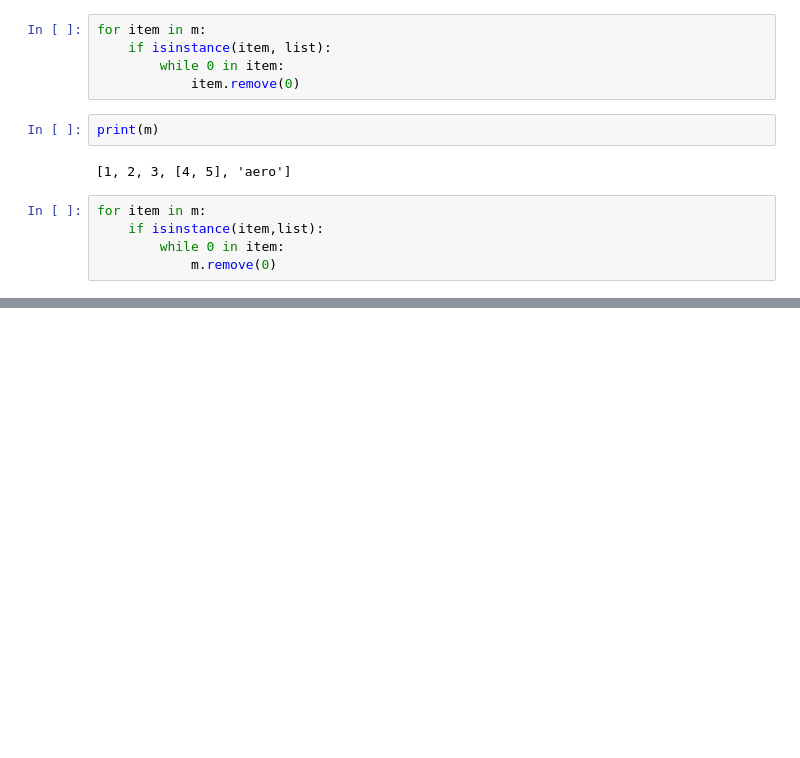
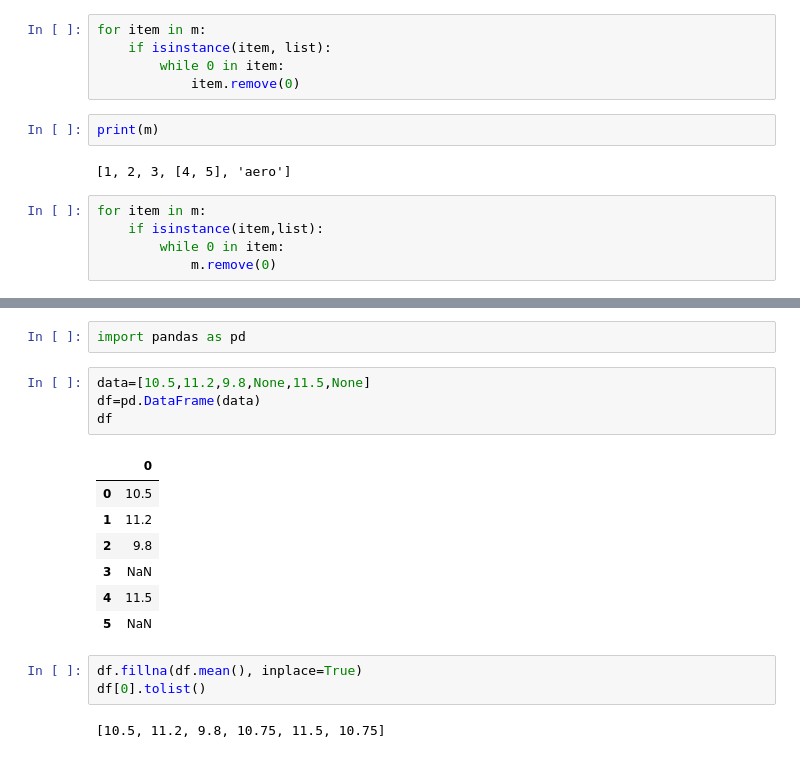
Before and after one commit to sumerx47/python, a Jupyter notebook: 13_For-Loops-Coding.ipynb, the cells around one changed output, grey strips where cells are left out. Saved outputs shown, nothing was run; the diff lists cells and outputs as text; blank space fills up the shorter version.

```diff
--- a/13_For-Loops-Coding.ipynb
+++ b/13_For-Loops-Coding.ipynb
@@ -308,0 +338,19 @@ for item in m:
+# %%
+import pandas as pd
+# %%
+data=[10.5,11.2,9.8,None,11.5,None]
+df=pd.DataFrame(data)
+df
+# %% [output]
+|  | 0 |
+| 0 | 10.5 |
+| 1 | 11.2 |
+| 2 | 9.8 |
+| 3 | NaN |
+| 4 | 11.5 |
+| 5 | NaN |
+# %%
+df.fillna(df.mean(), inplace=True)
+df[0].tolist()
+# %% [output]
+[10.5, 11.2, 9.8, 10.75, 11.5, 10.75]
```
Also changed, not shown: parts of 3 cells of this notebook.
